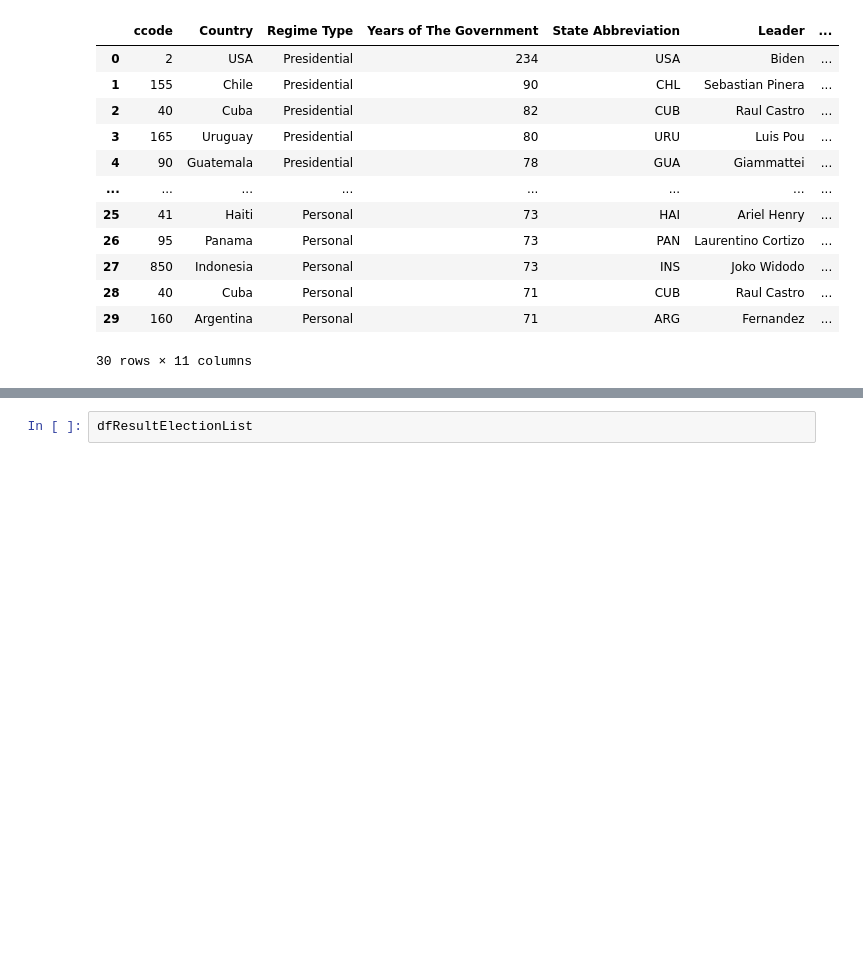
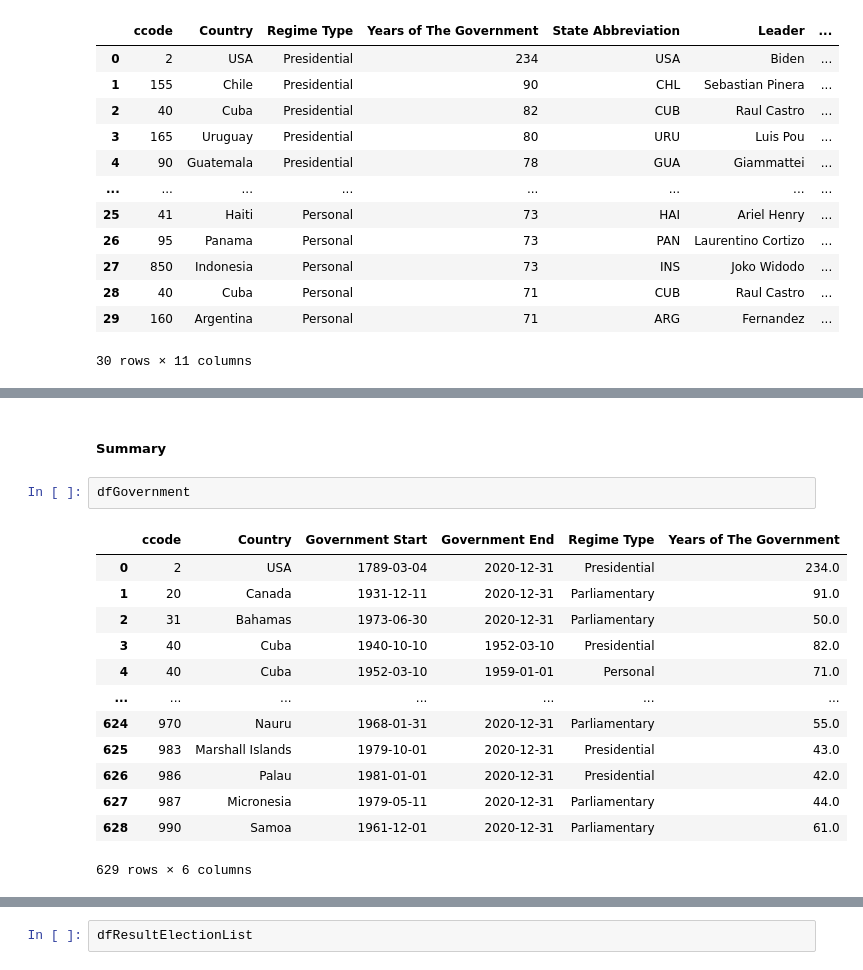
Before and after one commit to Lunczer93/Python_Project_3_World_Election, a Jupyter notebook: Python_Project_3_Election.ipynb, the cells around one changed output, grey strips where cells are left out. Drawn from its saved outputs; the diff is of its cells as text; blank space fills up the shorter version.

```diff
--- a/Python_Project_3_Election.ipynb
+++ b/Python_Project_3_Election.ipynb
@@ -1300 +1446,19 @@ CombinedRegimeLeaders[['Country','Regime Type','Leader','Year of birth','Gender'
+# %% [markdown]
+##### Summary
+# %%
+dfGovernment
+# %% [output]
+|  | ccode | Country | Government Start | Government End | Regime Type | Years of The Government |
+| 0 | 2 | USA | 1789-03-04 | 2020-12-31 | Presidential | 234.0 |
+| 1 | 20 | Canada | 1931-12-11 | 2020-12-31 | Parliamentary | 91.0 |
+| 2 | 31 | Bahamas | 1973-06-30 | 2020-12-31 | Parliamentary | 50.0 |
+| 3 | 40 | Cuba | 1940-10-10 | 1952-03-10 | Presidential | 82.0 |
+| 4 | 40 | Cuba | 1952-03-10 | 1959-01-01 | Personal | 71.0 |
+| ... | ... | ... | ... | ... | ... | ... |
+| 624 | 970 | Nauru | 1968-01-31 | 2020-12-31 | Parliamentary | 55.0 |
+| 625 | 983 | Marshall Islands | 1979-10-01 | 2020-12-31 | Presidential | 43.0 |
+| 626 | 986 | Palau | 1981-01-01 | 2020-12-31 | Presidential | 42.0 |
+| 627 | 987 | Micronesia | 1979-05-11 | 2020-12-31 | Parliamentary | 44.0 |
+| 628 | 990 | Samoa | 1961-12-01 | 2020-12-31 | Parliamentary | 61.0 |
+629 rows × 6 columns
 # %%
```
Also changed, not shown: parts of 26 cells of this notebook.
